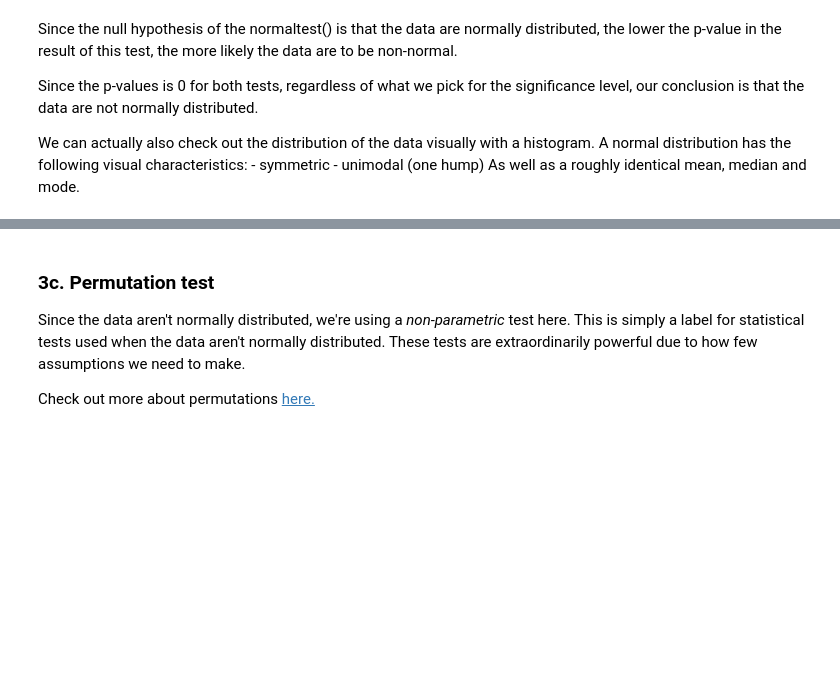
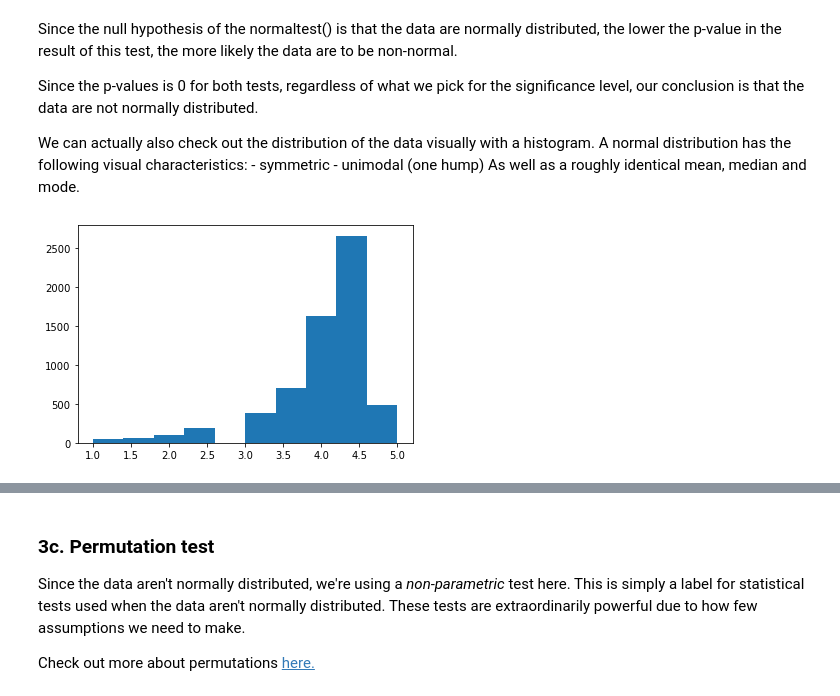
Before and after one commit to VictoriaS7/Springboard2021, a Jupyter notebook: Apps Case Study/Springboard Apps project - Tier 3 - Complete.ipynb, the cells around one changed output, grey strips where cells are left out. Drawn from its saved outputs; the diff is of its cells as text; code cells hidden in the pictures; blank space fills up the shorter version.

```diff
--- a/Apps Case Study/Springboard Apps project - Tier 3 - Complete.ipynb
+++ b/Apps Case Study/Springboard Apps project - Tier 3 - Complete.ipynb
@@ -312,5 +435,6 @@ There are many different statistical tests, all with different assumptions. You'
 # %%
 # Create a subset of the column 'Rating' by the different platforms.
 # Call the subsets 'apple' and 'google'
-_ _ _
+apple = df[df['platform'] == 'apple']['Rating']
+google = df[df['platform'] == 'google']['Rating']
 # %%
@@ -331,6 +462,8 @@ We can actually also check out the distribution of the data visually with a hist
 As well as a roughly identical mean, median and mode.
 # %%
 # Create a histogram of the apple reviews distribution
-_ _ _
+histoApple = plt.hist(apple)
+# %% [output]
+[figure, added]
 # %%
 # Create a histogram of the google data
```
Also changed, not shown: parts of 30 cells of this notebook.
